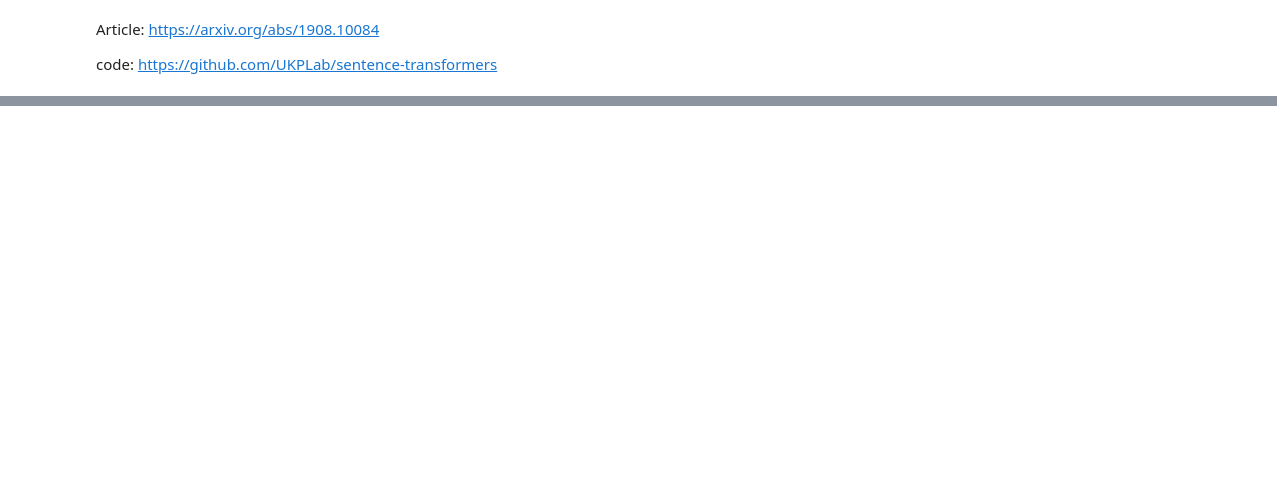
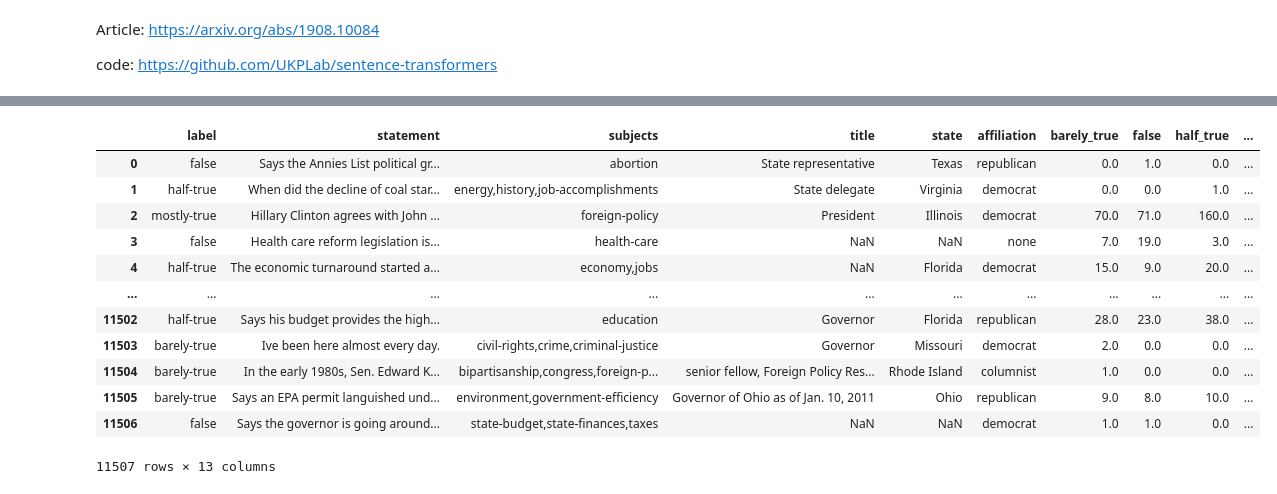
Before and after one commit to nammyk789/fake-news-clustering, a Jupyter notebook: sentence embeddings/embedding data.ipynb, the cells around one changed output, grey strips where cells are left out. Drawn from its saved outputs; the diff is of its cells as text; code cells hidden in the pictures; blank space fills up the shorter version.

```diff
--- a/sentence embeddings/embedding data.ipynb
+++ b/sentence embeddings/embedding data.ipynb
@@ -41,0 +70,17 @@ np.save("data/politifact_embeddings", flat_embeddings)
+# %%
+liar.drop(labels=["Unnamed: 0", "statementID", "speaker", "subset"], axis=1, inplace=True)
+liar
+# %% [output]
+|  | label | statement | subjects | title | state | affiliation | barely_true | false | half_true | ... |
+| 0 | false | Says the Annies List political gr... | abortion | State representative | Texas | republican | 0.0 | 1.0 | 0.0 | ... |
+| 1 | half-true | When did the decline of coal star... | energy,history,job-accomplishments | State delegate | Virginia | democrat | 0.0 | 0.0 | 1.0 | ... |
+| 2 | mostly-true | Hillary Clinton agrees with John ... | foreign-policy | President | Illinois | democrat | 70.0 | 71.0 | 160.0 | ... |
+| 3 | false | Health care reform legislation is... | health-care | NaN | NaN | none | 7.0 | 19.0 | 3.0 | ... |
+| 4 | half-true | The economic turnaround started a... | economy,jobs | NaN | Florida | democrat | 15.0 | 9.0 | 20.0 | ... |
+| ... | ... | ... | ... | ... | ... | ... | ... | ... | ... | ... |
+| 11502 | half-true | Says his budget provides the high... | education | Governor | Florida | republican | 28.0 | 23.0 | 38.0 | ... |
+| 11503 | barely-true | Ive been here almost every day. | civil-rights,crime,criminal-justice | Governor | Missouri | democrat | 2.0 | 0.0 | 0.0 | ... |
+| 11504 | barely-true | In the early 1980s, Sen. Edward K... | bipartisanship,congress,foreign-p... | senior fellow, Foreign Policy Res... | Rhode Island | columnist | 1.0 | 0.0 | 0.0 | ... |
+| 11505 | barely-true | Says an EPA permit languished und... | environment,government-efficiency | Governor of Ohio as of Jan. 10, 2011 | Ohio | republican | 9.0 | 8.0 | 10.0 | ... |
+| 11506 | false | Says the governor is going around... | state-budget,state-finances,taxes | NaN | NaN | democrat | 1.0 | 1.0 | 0.0 | ... |
+11507 rows × 13 columns
```
Also changed, not shown: parts of 11 cells of this notebook.
